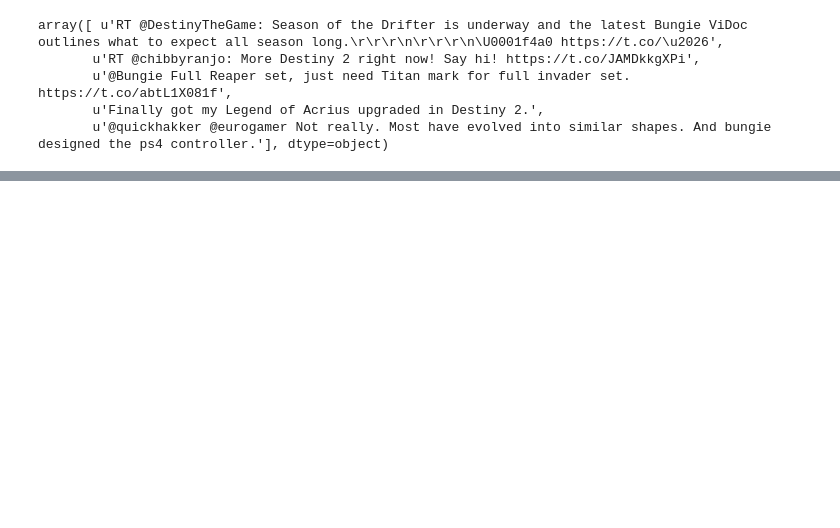
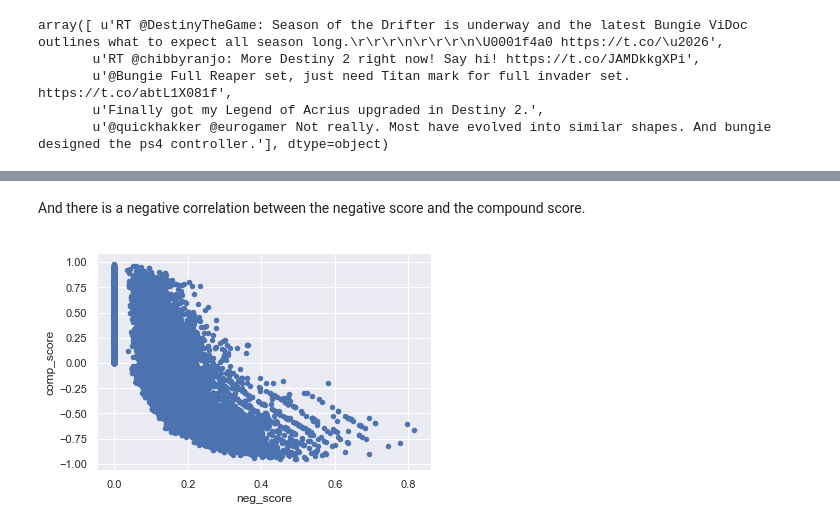
Before and after one commit to salvis2/SpringboardAlvis, a Jupyter notebook: capstone_project_2/notebooks/twitter_project_ida.ipynb, the cells around one changed output, grey strips where cells are left out. Drawn from its saved outputs; the diff is of its cells as text; code cells hidden in the pictures; blank space fills up the shorter version.

```diff
--- a/capstone_project_2/notebooks/twitter_project_ida.ipynb
+++ b/capstone_project_2/notebooks/twitter_project_ida.ipynb
@@ -282,0 +1012,6 @@ See what kinds of users there are? Put it more data, see what separates users wi
+# %% [markdown]
+And there is a negative correlation between the negative score and the compound score.
+# %%
+_ = X_exp_no_neg.plot.scatter('neg_score', 'comp_score')
+# %% [output]
+[figure, added]
```
Also changed, not shown: parts of 138 cells of this notebook.
